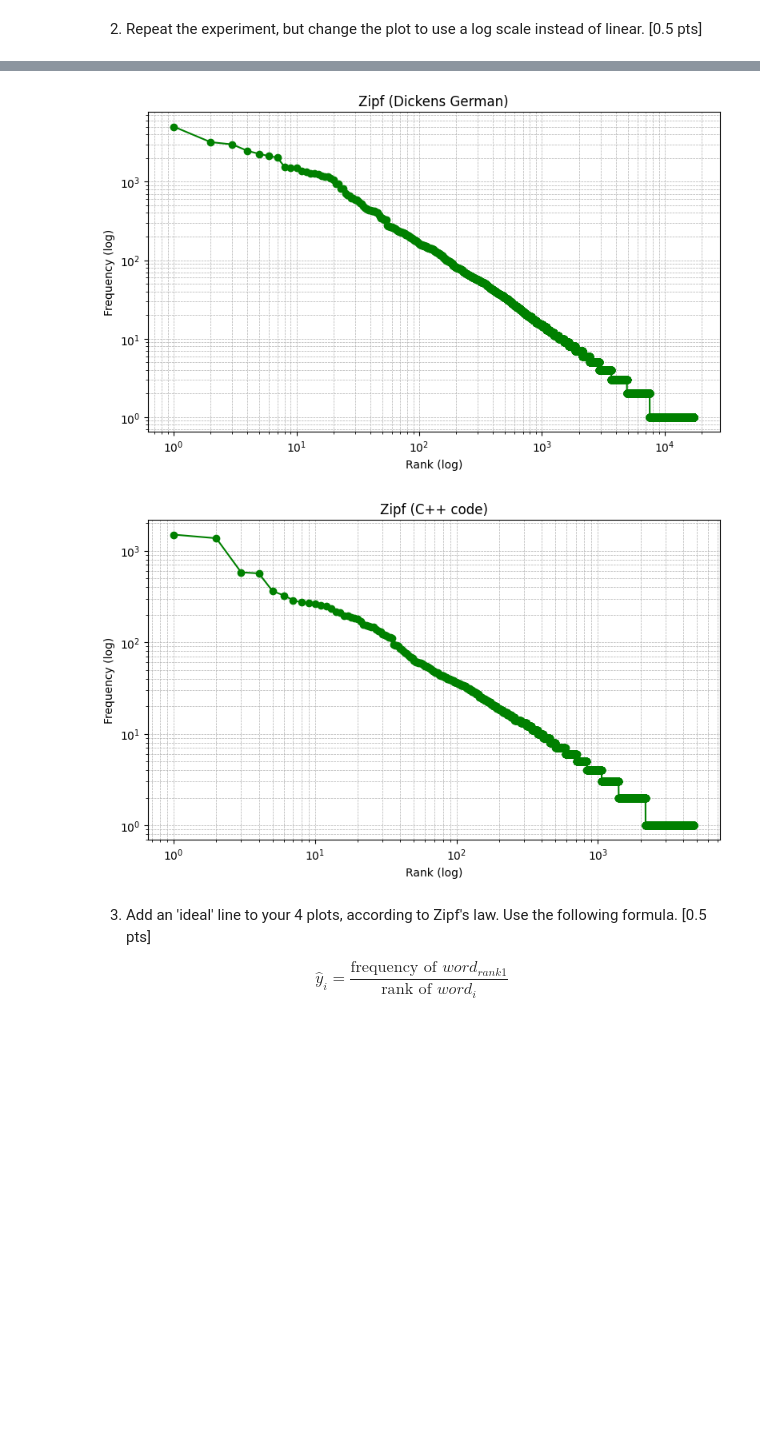
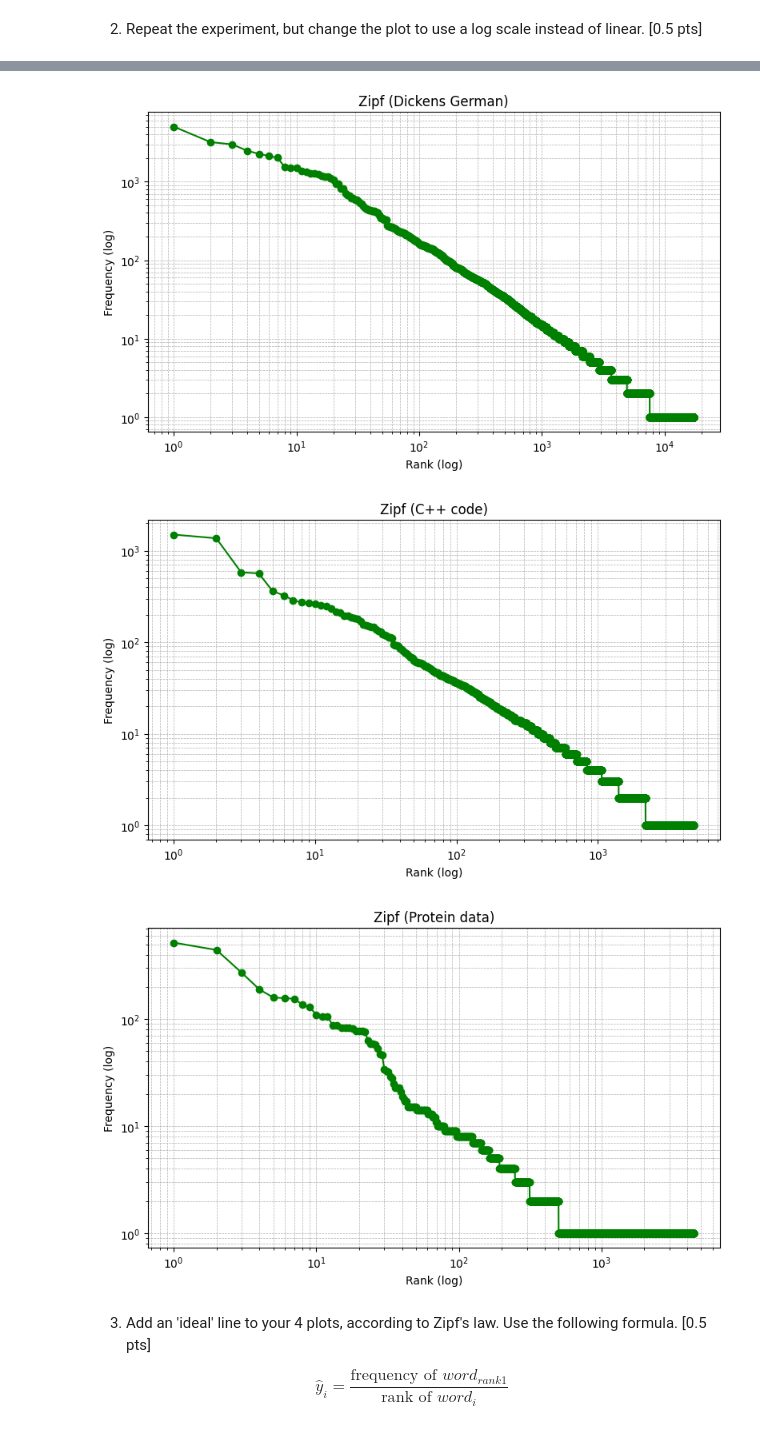
Before and after one commit to 9Christian6/SNLP, a Jupyter notebook: Assignment01/Exercise_1.3&1.4.ipynb, the cells around one changed output, grey strips where cells are left out. Drawn from its saved outputs; the diff is of its cells as text; code cells hidden in the pictures; blank space fills up the shorter version.

```diff
--- a/Assignment01/Exercise_1.3&1.4.ipynb
+++ b/Assignment01/Exercise_1.3&1.4.ipynb
@@ -232,21 +235,22 @@ def plot_zipf_log(freqs, ranks, title):
 # %%
 ## Driver Code
 
 ## Dickens English
 zipf_eng = plot_zipf_log(freqs_eng, ranks_eng, "Zipf (Dickens English)")
 
 ## Dickens German
 zipf_ger = plot_zipf_log(freqs_ger, ranks_ger, "Zipf (Dickens German)")
 
 ## C++ code
 zipf_py = plot_zipf_log(freqs_py, ranks_py, "Zipf (C++ code)")
 
 ## Protein data
-# zipf_pt = plot_zipf_log(freqs_pt, ranks_pt, "Zipf (Protein data)")
+zipf_pt = plot_zipf_log(freqs_pt, ranks_pt, "Zipf (Protein data)")
 # %% [output]
 [figure]
 [figure]
 [figure]
+[figure, added]
 # %% [markdown]
 3. Add an 'ideal' line to your 4 plots, according to Zipf's law. Use the following formula. [0.5 pts]
 
```
Also changed, not shown: parts of 5 cells of this notebook.
